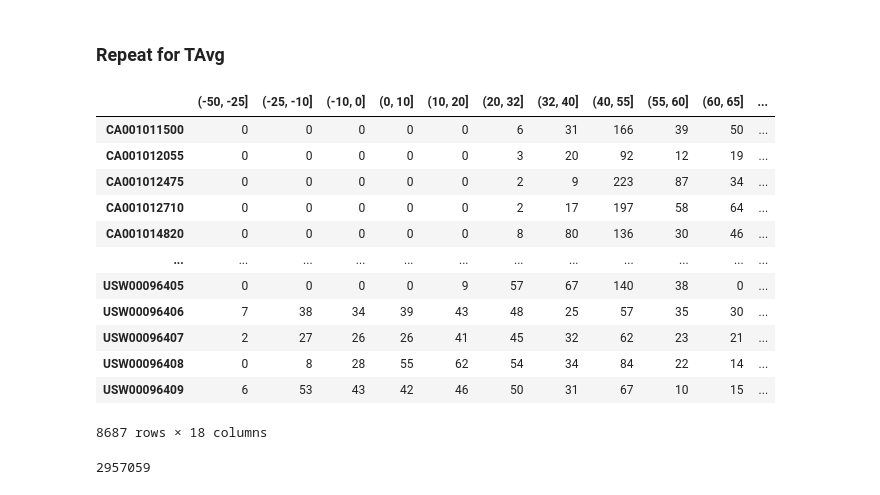
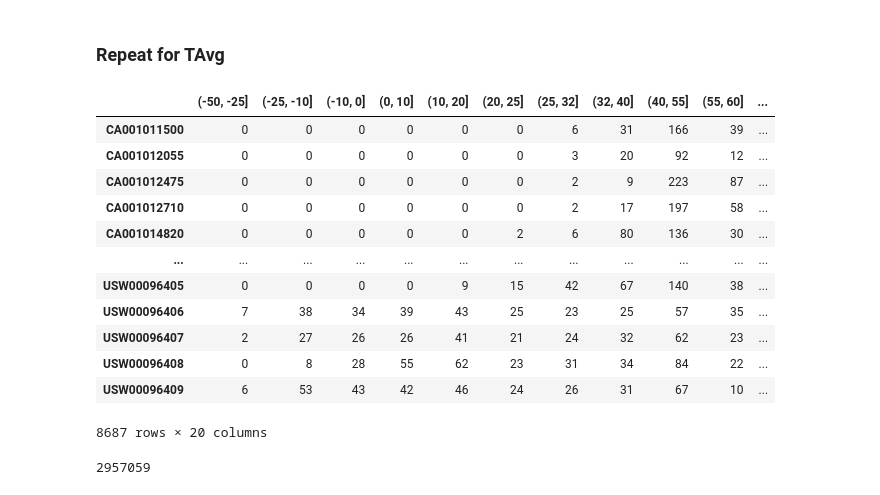
Before and after one commit to jflachman/DU-project-1, a Jupyter notebook: step3_add_summaries.ipynb, the cells around one changed output. Cells and saved outputs as stored; diff of their text form; code cells hidden in the pictures.

```diff
--- a/step3_add_summaries.ipynb
+++ b/step3_add_summaries.ipynb
@@ -331,25 +328,25 @@ weather_data_TMIN_df
 ### Repeat for TAvg
 # %%
 ### TAVG
-temp_bins = [-50, -25, -10, 0, 10, 20, 32, 40, 55, 60, 65, 70, 75, 80, 85, 90, 100, 110, 120]
-#temp_headings = ['-50 To -25', '-25 To -10', '-10 To 0', '0 To 10', '10 To 20', '20 To 32', '32 To 40', '40 To 55', '55 To 60', '60 To 65', '65 To 70', '70 To 75', '75 To 80', '80 To 85', '85 To 90', '90 To 100', '100 To 110', '110 To 120']
+temp_bins = [-50, -25, -10, 0, 10, 20, 25, 32, 40, 55, 60, 65, 70, 75, 80, 85, 90, 95, 100, 110, 120]
+#temp_headings = ['-50 To -25', '-25 To -10', '-10 To 0', '0 To 10', '10 To 20', '20 To 25', '25 To 32', '32 To 40', '40 To 55', '55 To 60', '60 To 65', '65 To 70', '70 To 75', '75 To 80', '80 To 85', '85 To 90', '90 To 95', '95 To 100', '100 To 110', '110 To 120']
 
 weather_data_TAVG_df = pd.crosstab(weather_data_df['ID'], pd.cut(weather_data_df['TAVG'], temp_bins)).rename_axis(columns=None, index=None)
 
 weather_data_TAVG_df
 # %% [output]
-|  | (-50, -25] | (-25, -10] | (-10, 0] | (0, 10] | (10, 20] | (20, 32] | (32, 40] | (40, 55] | (55, 60] | (60, 65] | ... |
-| CA001011500 | 0 | 0 | 0 | 0 | 0 | 6 | 31 | 166 | 39 | 50 | ... |
-| CA001012055 | 0 | 0 | 0 | 0 | 0 | 3 | 20 | 92 | 12 | 19 | ... |
-| CA001012475 | 0 | 0 | 0 | 0 | 0 | 2 | 9 | 223 | 87 | 34 | ... |
-| CA001012710 | 0 | 0 | 0 | 0 | 0 | 2 | 17 | 197 | 58 | 64 | ... |
-| CA001014820 | 0 | 0 | 0 | 0 | 0 | 8 | 80 | 136 | 30 | 46 | ... |
+|  | (-50, -25] | (-25, -10] | (-10, 0] | (0, 10] | (10, 20] | (20, 25] | (25, 32] | (32, 40] | (40, 55] | (55, 60] | ... |
+| CA001011500 | 0 | 0 | 0 | 0 | 0 | 0 | 6 | 31 | 166 | 39 | ... |
+| CA001012055 | 0 | 0 | 0 | 0 | 0 | 0 | 3 | 20 | 92 | 12 | ... |
+| CA001012475 | 0 | 0 | 0 | 0 | 0 | 0 | 2 | 9 | 223 | 87 | ... |
+| CA001012710 | 0 | 0 | 0 | 0 | 0 | 0 | 2 | 17 | 197 | 58 | ... |
+| CA001014820 | 0 | 0 | 0 | 0 | 0 | 2 | 6 | 80 | 136 | 30 | ... |
 | ... | ... | ... | ... | ... | ... | ... | ... | ... | ... | ... | ... |
-| USW00096405 | 0 | 0 | 0 | 0 | 9 | 57 | 67 | 140 | 38 | 0 | ... |
-| USW00096406 | 7 | 38 | 34 | 39 | 43 | 48 | 25 | 57 | 35 | 30 | ... |
-| USW00096407 | 2 | 27 | 26 | 26 | 41 | 45 | 32 | 62 | 23 | 21 | ... |
-| USW00096408 | 0 | 8 | 28 | 55 | 62 | 54 | 34 | 84 | 22 | 14 | ... |
-| USW00096409 | 6 | 53 | 43 | 42 | 46 | 50 | 31 | 67 | 10 | 15 | ... |
+| USW00096405 | 0 | 0 | 0 | 0 | 9 | 15 | 42 | 67 | 140 | 38 | ... |
+| USW00096406 | 7 | 38 | 34 | 39 | 43 | 25 | 23 | 25 | 57 | 35 | ... |
+| USW00096407 | 2 | 27 | 26 | 26 | 41 | 21 | 24 | 32 | 62 | 23 | ... |
+| USW00096408 | 0 | 8 | 28 | 55 | 62 | 23 | 31 | 34 | 84 | 22 | ... |
+| USW00096409 | 6 | 53 | 43 | 42 | 46 | 24 | 26 | 31 | 67 | 10 | ... |
-8687 rows × 18 columns
+8687 rows × 20 columns
 # %%
 #Fix Headings
```
Also changed, not shown: parts of 20 cells of this notebook, 2 other files.
